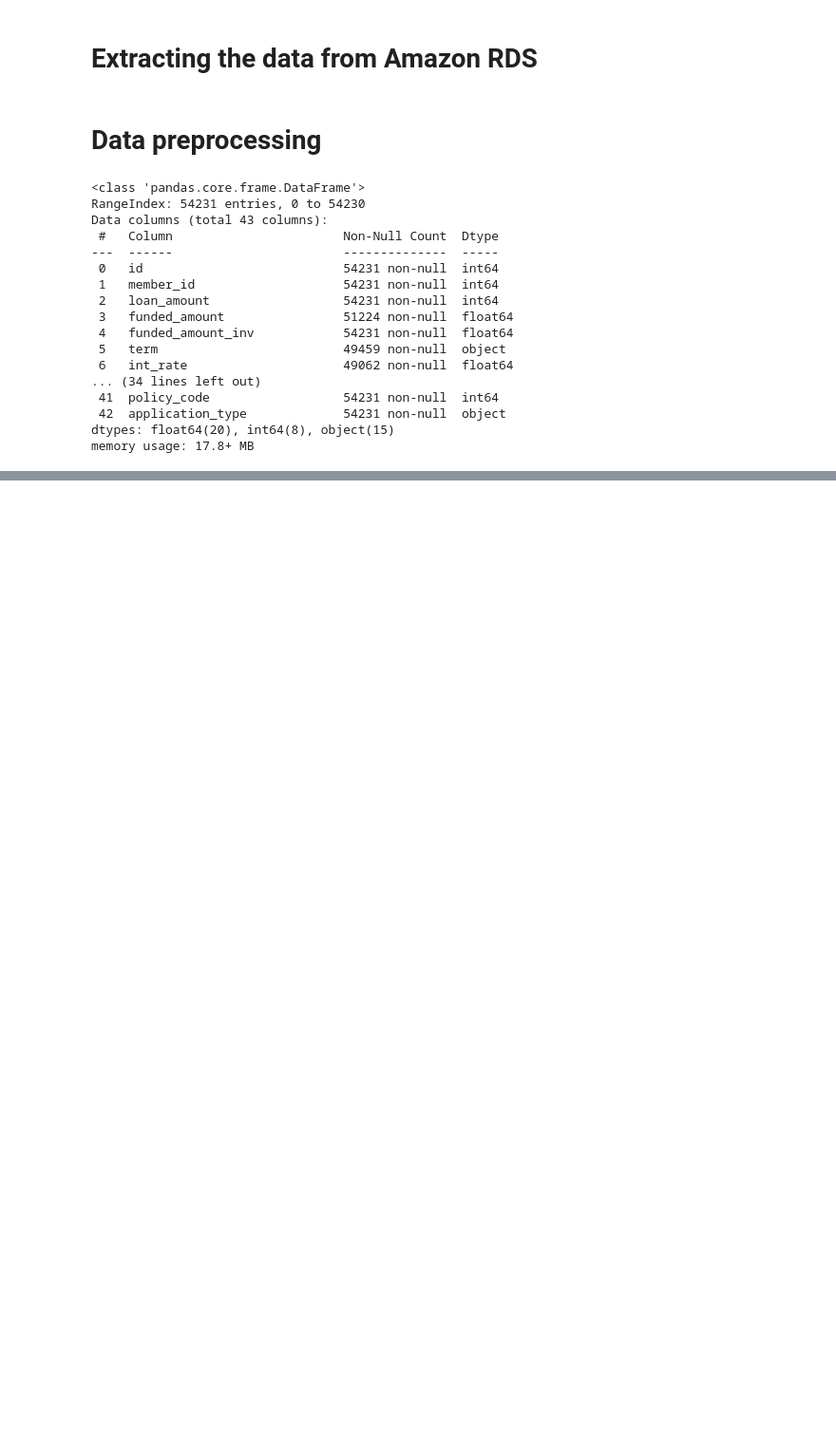
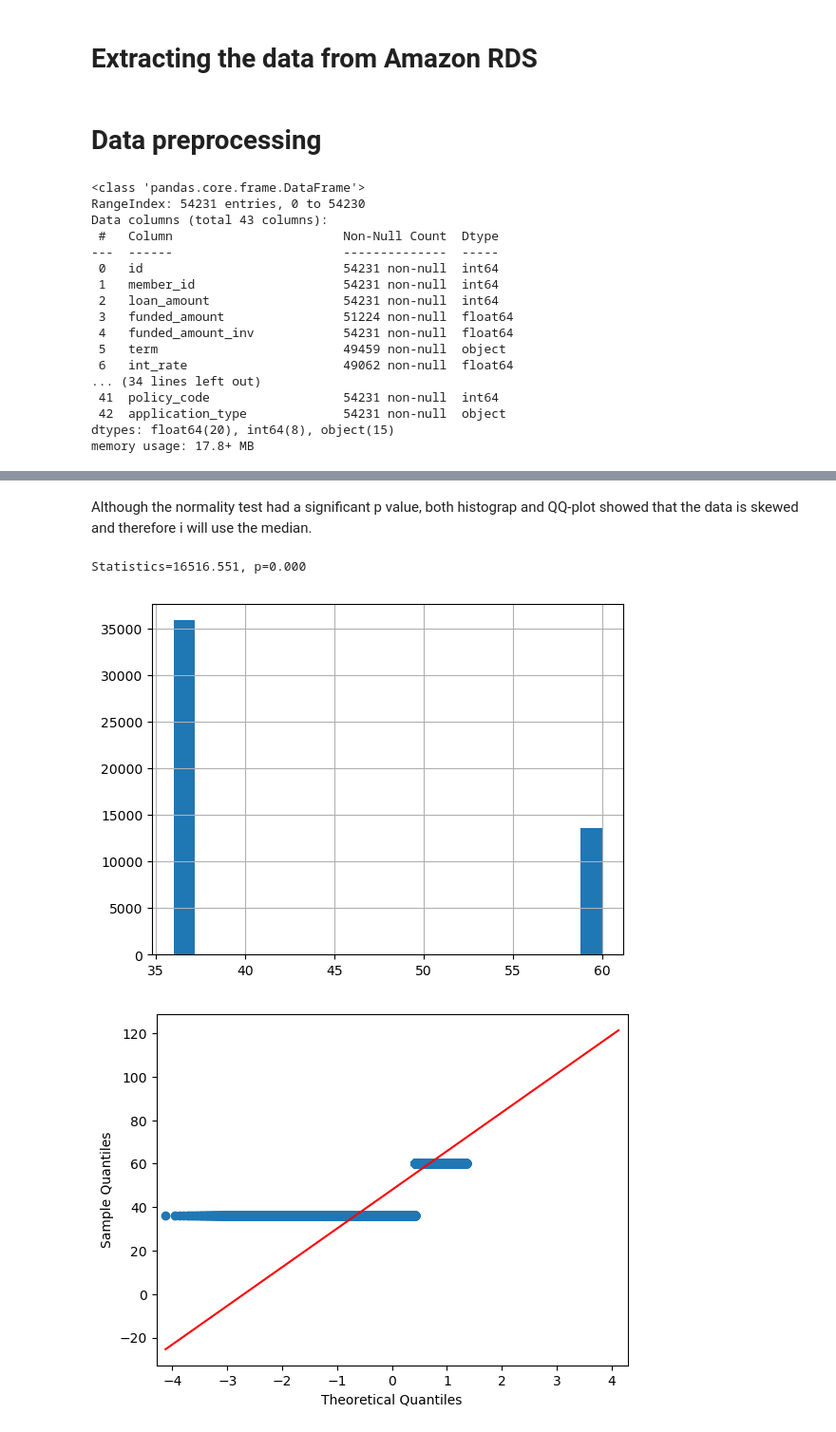
Before and after one commit to ChristianDaza/EDA_finance, a Jupyter notebook: SRC/EDA.ipynb, the cells around one changed output, grey strips where cells are left out. Shown at 95% size. Cells and saved outputs as stored; diff of their text form; code cells hidden in the pictures; blank space fills up the shorter version.

```diff
--- a/SRC/EDA.ipynb
+++ b/SRC/EDA.ipynb
@@ -206,0 +146,2 @@ dtype: float64
+# %% [markdown]
+Although the normality test had a significant p value, both histograp and QQ-plot showed that the data is skewed and therefore i will use the median.
@@ -206,0 +155,14 @@ dtype: float64
+# %%
+from statsmodels.graphics.gofplots import qqplot
+from matplotlib import pyplot
+# Normality test
+norm_test(df_prep.dataframe, "term_in_months")
+# Historgram
+df_prep.dataframe["term_in_months"].hist(bins=20)
+# QQplot
+qq_plot = qqplot(df_prep.dataframe["term_in_months"], scale=1 ,line='q')
+pyplot.show()
+# %% [output]
+Statistics=16516.551, p=0.000
+[figure, added]
+[figure, added]
```
Also changed, not shown: parts of 21 cells of this notebook, 1 other file.
